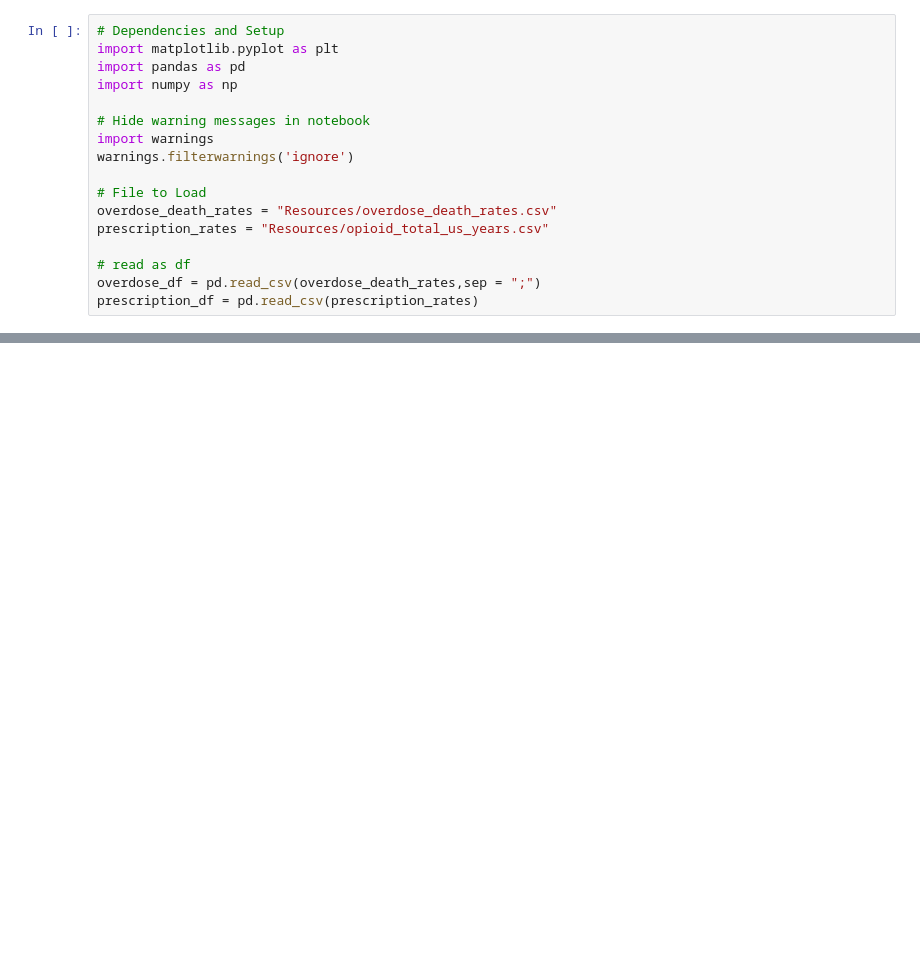
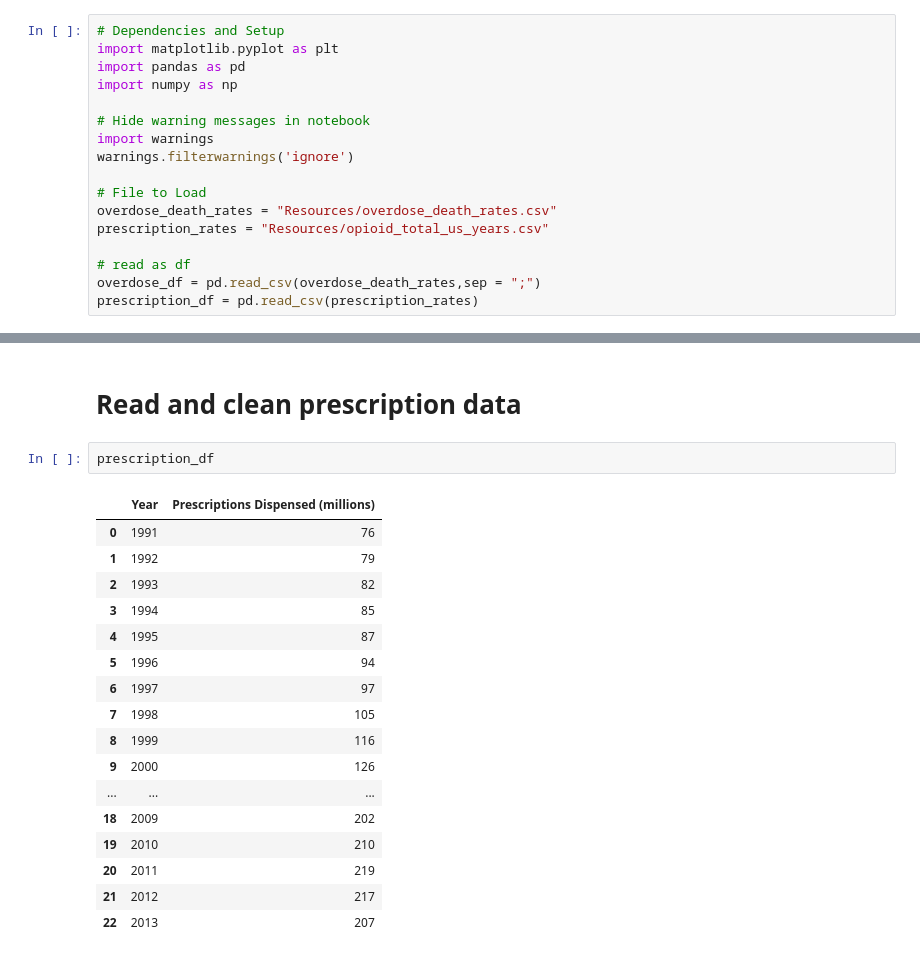
Before and after one commit to Emma-Pang/team_efx_dataproject, a Jupyter notebook: prescription_data/prescriptions_entire_us.ipynb, the cells around one changed output, grey strips where cells are left out. Drawn from its saved outputs; the diff is of its cells as text; blank space fills up the shorter version.

```diff
--- a/prescription_data/prescriptions_entire_us.ipynb
+++ b/prescription_data/prescriptions_entire_us.ipynb
@@ -38,0 +53,22 @@ year_overdose.head()
+# %% [markdown]
+# Read and clean prescription data
+# %%
+prescription_df
+# %% [output]
+|  | Year | Prescriptions Dispensed (millions) |
+| 0 | 1991 | 76 |
+| 1 | 1992 | 79 |
+| 2 | 1993 | 82 |
+| 3 | 1994 | 85 |
+| 4 | 1995 | 87 |
+| 5 | 1996 | 94 |
+| 6 | 1997 | 97 |
+| 7 | 1998 | 105 |
+| 8 | 1999 | 116 |
+| 9 | 2000 | 126 |
+| ... | ... | ... |
+| 18 | 2009 | 202 |
+| 19 | 2010 | 210 |
+| 20 | 2011 | 219 |
+| 21 | 2012 | 217 |
+| 22 | 2013 | 207 |
```
Also changed, not shown: parts of 4 cells of this notebook.
